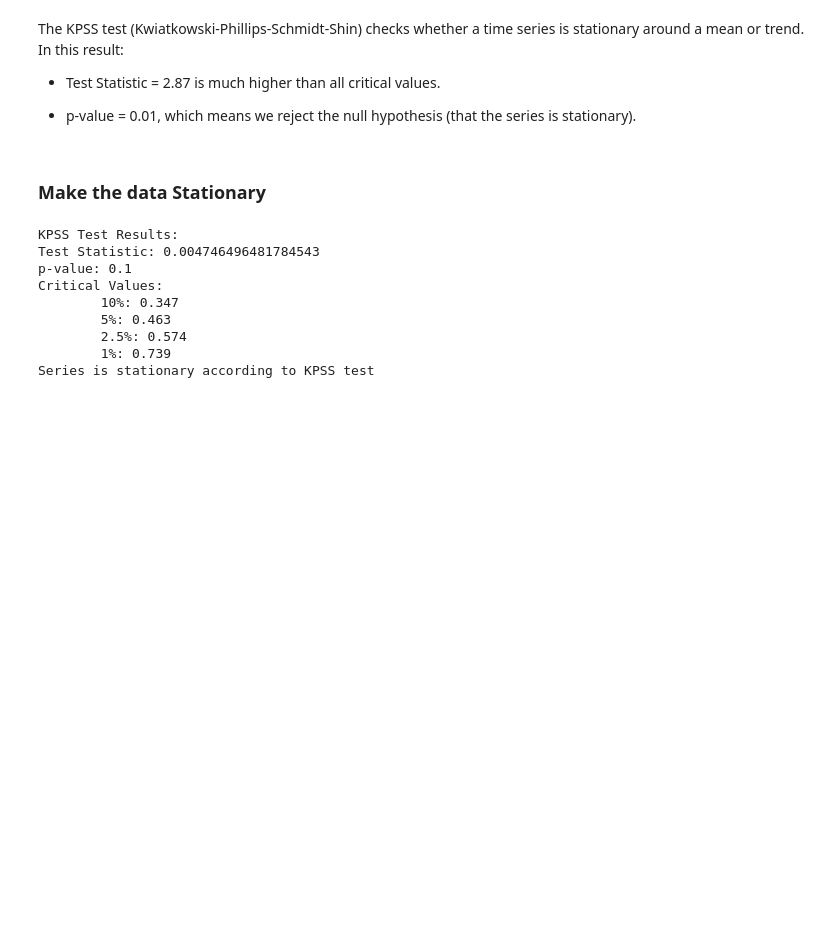
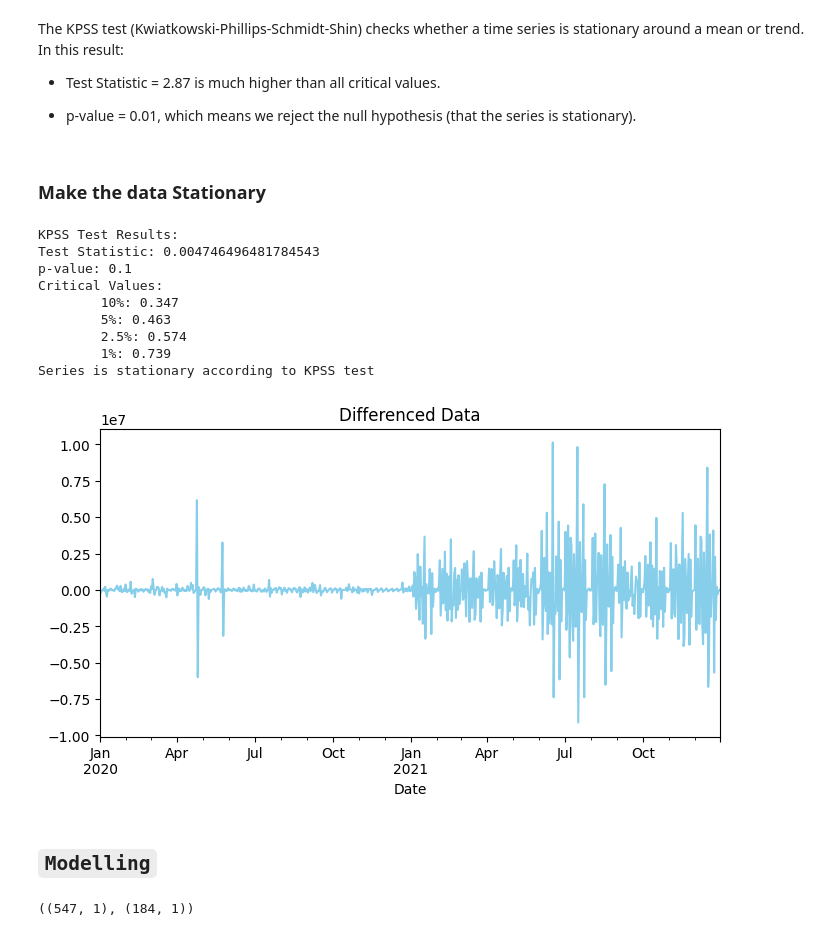
Before and after one commit to murithidenisgitobu/Adidas-Sales-Analysis-Across-the-US, a Jupyter notebook: Jupyter Notebook/adidas_notebook.ipynb, the cells around one changed output. Cells and saved outputs as stored; diff of their text form; code cells hidden in the pictures; blank space fills up the shorter version.

```diff
--- a/Jupyter Notebook/adidas_notebook.ipynb
+++ b/Jupyter Notebook/adidas_notebook.ipynb
@@ -1092,12 +1086,12 @@ The KPSS test (Kwiatkowski-Phillips-Schmidt-Shin) checks whether a time series i
 ### Make the data Stationary
 # %%
 # Remove seasonality by differencing by first order
-daily_sales_stats['diff'] = daily_sales_stats["Total Sales"].diff()
+daily_sales_stats['differenced_sales'] = daily_sales_stats["Total Sales"].diff()
 
 
 # Repeat the kpss test
 # Perform KPSS test
-kpss_stats, kpss_p, _, kpss_critical_values = kpss(daily_sales_stats['diff'].dropna())
+kpss_stats, kpss_p, _, kpss_critical_values = kpss(daily_sales_stats['differenced_sales'].dropna())
 # Print KPSS test results
 print('KPSS Test Results:')
 print(f'Test Statistic: {kpss_stats}')
@@ -1119,3 +1113,13 @@ Critical Values:
         2.5%: 0.574
         1%: 0.739
 Series is stationary according to KPSS test
+# %%
+# Plot the differenced data
+plt.figure(figsize=(8, 4))
+daily_sales_stats["differenced_sales"].plot(color="skyblue")
+plt.title('Differenced Data')
+plt.show()
+# %% [output]
+[figure, added]
+# %% [markdown]
+## **`Modelling`**
@@ -1121,0 +1138,5 @@ Series is stationary according to KPSS test
+# %%
+# Check shapes of train and test data sets
+train_data.shape, test_data.shape
+# %% [output]
+((547, 1), (184, 1))
```
Also changed, not shown: parts of 20 cells of this notebook, 1 other file.
